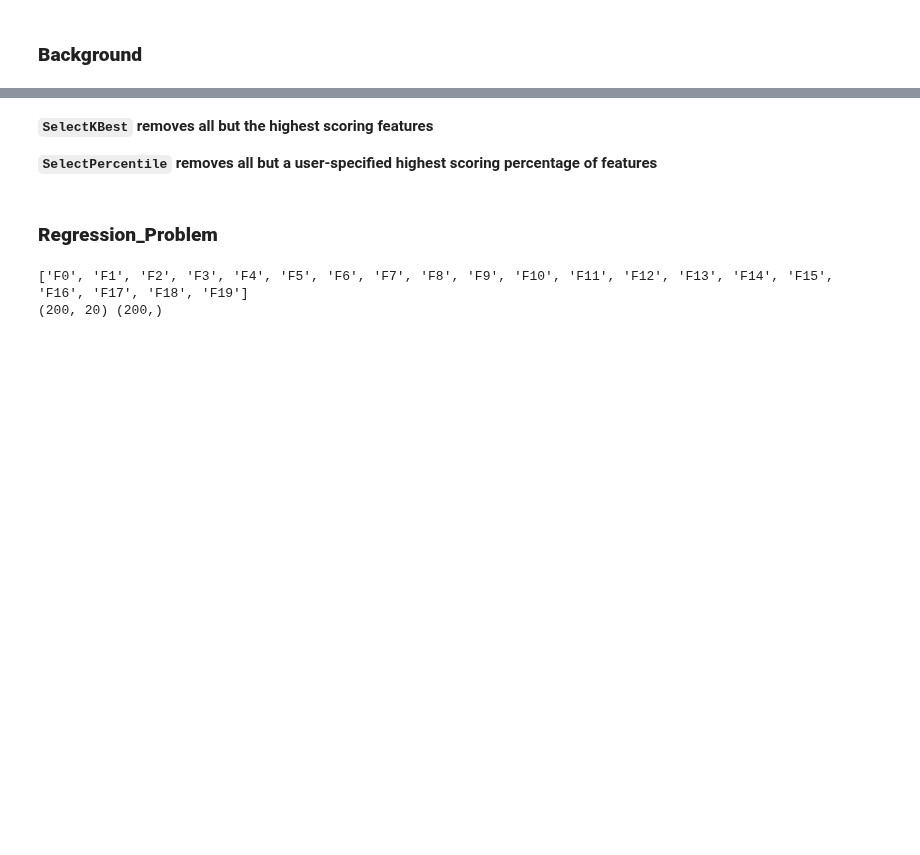
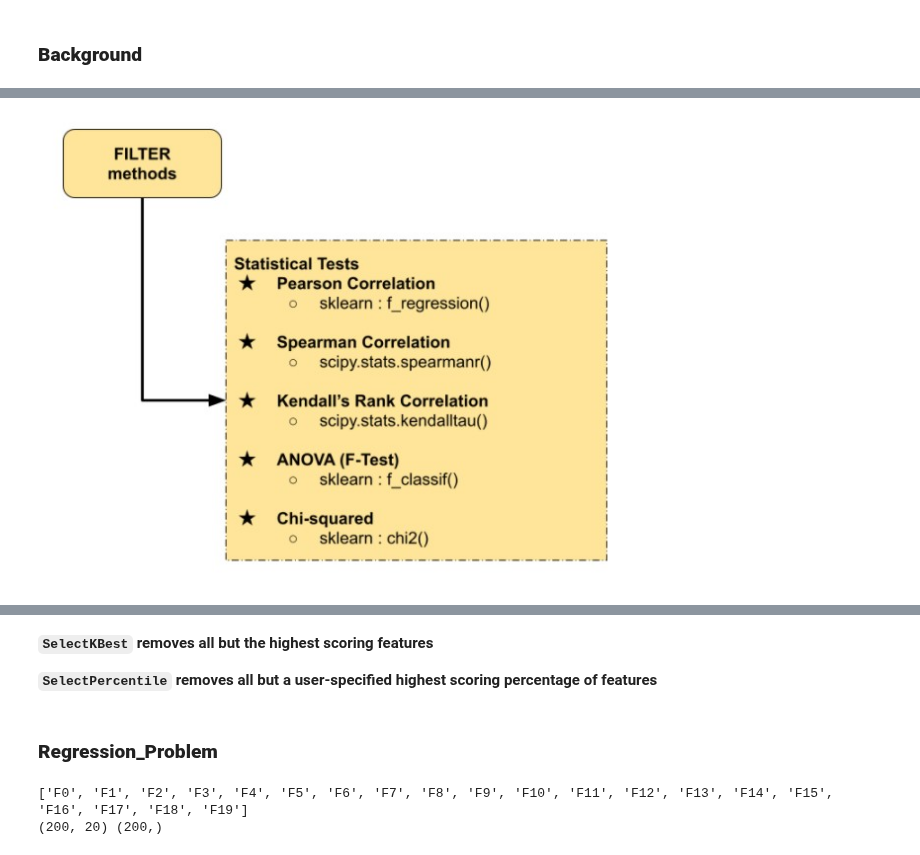
Before and after one commit to raj-shr-git/AAIC_Practice, a Jupyter notebook: MODULES/Module_3/Mod_3_Feature_Encoding/Feature_Encoding_Selection.ipynb, the cells around one changed output, grey strips where cells are left out. Cells and saved outputs as stored; diff of their text form; code cells hidden in the pictures; blank space fills up the shorter version.

```diff
--- a/MODULES/Module_3/Mod_3_Feature_Encoding/Feature_Encoding_Selection.ipynb
+++ b/MODULES/Module_3/Mod_3_Feature_Encoding/Feature_Encoding_Selection.ipynb
@@ -56,0 +69,7 @@ import scipy
+# %%
+from IPython.display import Image
+
+path = 'E:\STUDY\PROJECTS\AAIC_Practice\MODULES\Module_3\Mod_3_Feature_Encoding\Feature_Selection_Pics\\'
+Image(filename = path + "1_2_Filter_Methods.jpg", width=600, height=600)
+# %% [output]
+[figure, added]
```
Also changed, not shown: parts of 151 cells of this notebook, 7 other files.
